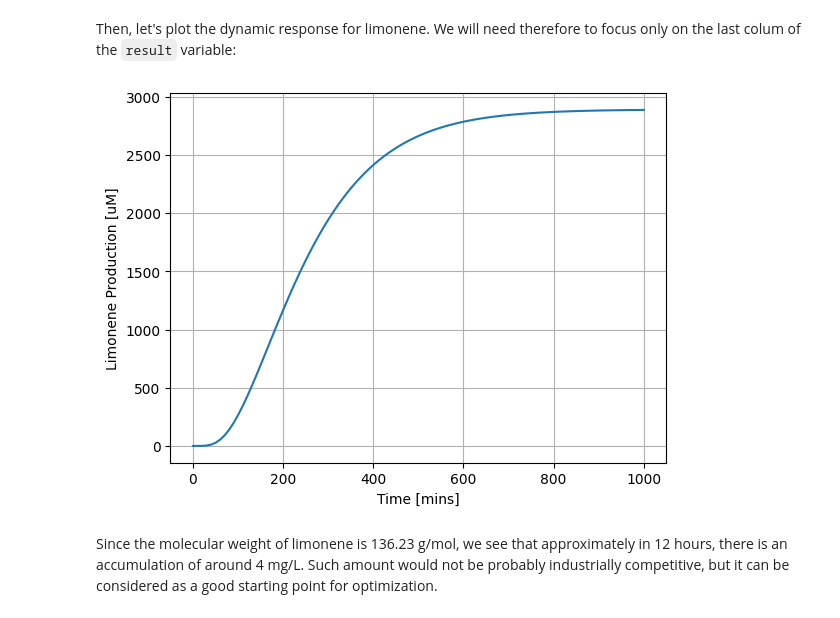
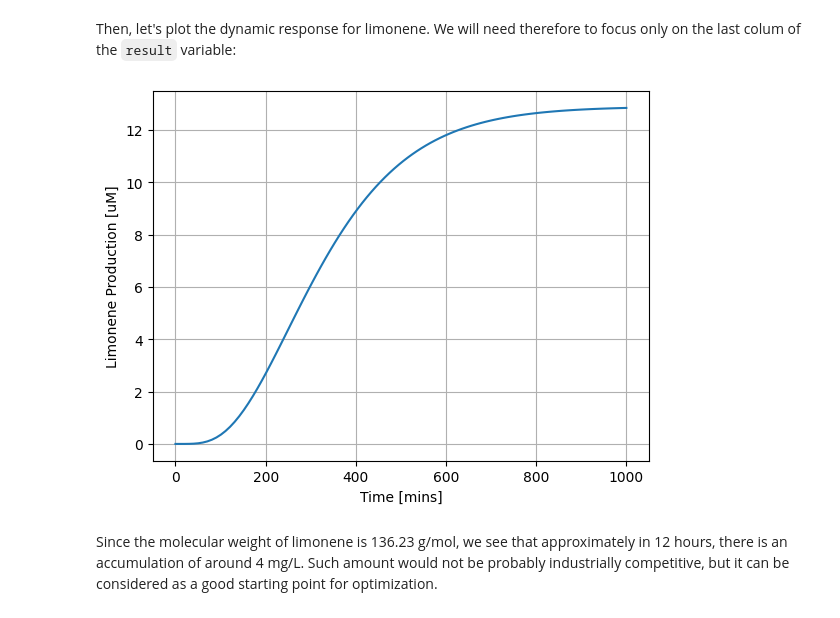
Before and after one commit to pablocarb/uimp-synbio, a Jupyter notebook: SynBio-AI-Overview.ipynb, the cells around one changed output. Drawn from its saved outputs; the diff is of its cells as text; code cells hidden in the pictures.

```diff
--- a/SynBio-AI-Overview.ipynb
+++ b/SynBio-AI-Overview.ipynb
@@ -34,17 +34,22 @@ We can test now the simulation by using the function `odeint` from the module `s
 # %% [markdown]
 Then, let's plot the dynamic response for limonene. We will need therefore to focus only on the last colum of the `result` variable:
 # %%
+import numpy as np
+from scipy.integrate import odeint
 import matplotlib.pyplot as plt
 
 time = np.linspace(0, 1000, 100)  # Time points for simulation
-
+rbs1_strength = 1.0  # Example RBS strength for enzyme 1
+rbs2_strength = 1.0  # Example RBS strength for enzyme 2
+y0 = [0, 0, 0, 0, 0, 0]  # Initial concentrations of substrates and
+result = odeint(limonene_production_dynamics, y0, time, args=(rbs1_strength, rbs2_strength))
 plt.plot(time, result[:, -1])
 plt.xlabel('Time [mins]')
 plt.ylabel('Limonene Production [uM]')
 plt.grid()
 plt.show()
 # %% [output]
-[figure, old version]
+[figure, new version]
 # %% [markdown]
 Since the molecular weight of limonene is 136.23 g/mol, we see that approximately in 12 hours, there is an accumulation of around 4 mg/L. Such amount would not be probably industrially competitive, but it can be considered as a good starting point for optimization.
 # %% [markdown]
```
Also changed, not shown: parts of 11 cells of this notebook.
